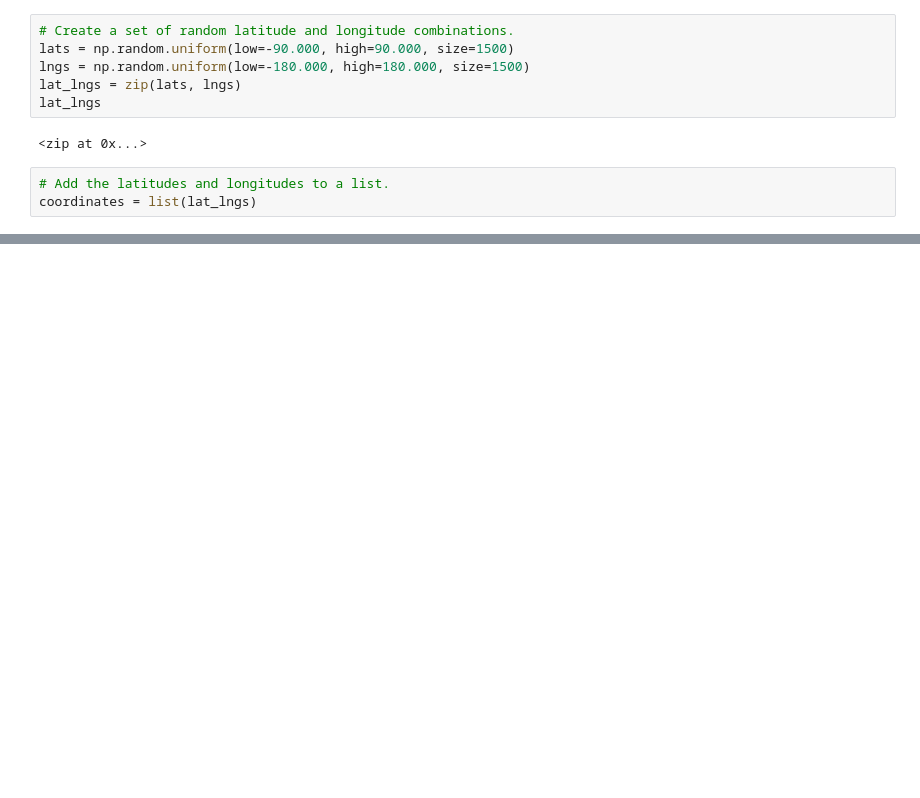
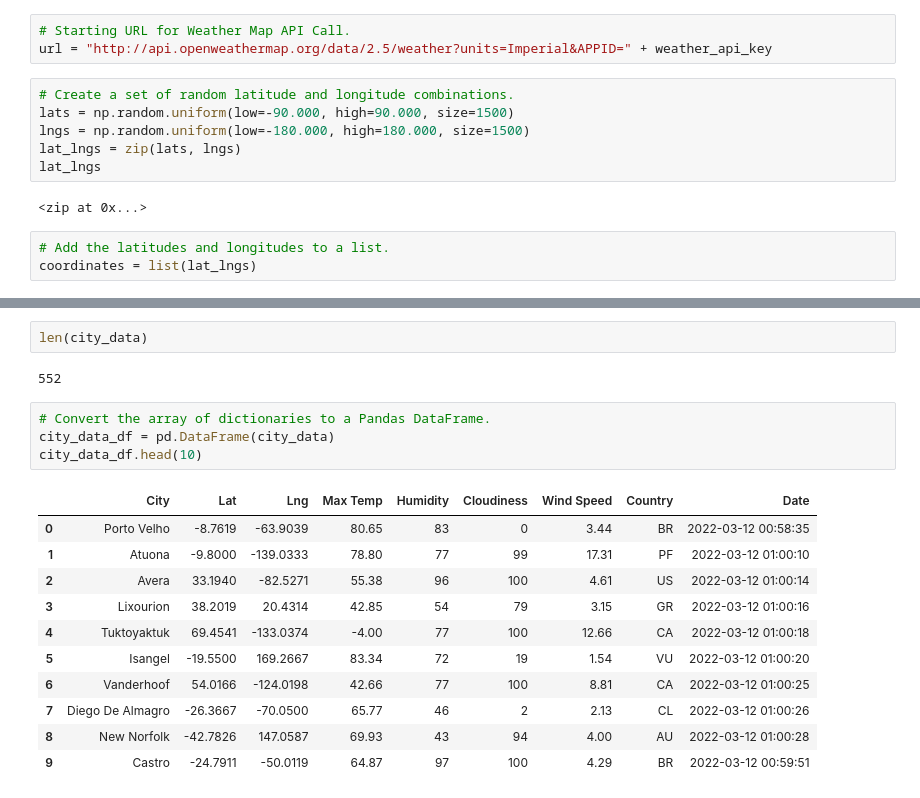
Before and after one commit to DBatterman/World_Weather_Analysis, a Jupyter notebook: Weather.ipynb, the cells around one changed output, grey strips where cells are left out. Saved outputs shown, nothing was run; the diff lists cells and outputs as text; blank space fills up the shorter version.

Commit message:
Initial Weather data creation

```diff
--- a/Weather.ipynb
+++ b/Weather.ipynb
@@ -7,3 +13,6 @@ from citipy import citipy
+# %%
+# Starting URL for Weather Map API Call.
+url = "http://api.openweathermap.org/data/2.5/weather?units=Imperial&APPID=" + weather_api_key
 # %%
 # Create a set of random latitude and longitude combinations.
 lats = np.random.uniform(low=-90.000, high=90.000, size=1500)
@@ -31,0 +125,20 @@ len(cities)
+# %%
+len(city_data)
+# %% [output]
+552
+# %%
+# Convert the array of dictionaries to a Pandas DataFrame.
+city_data_df = pd.DataFrame(city_data)
+city_data_df.head(10)
+# %% [output]
+|  | City | Lat | Lng | Max Temp | Humidity | Cloudiness | Wind Speed | Country | Date |
+| 0 | Porto Velho | -8.7619 | -63.9039 | 80.65 | 83 | 0 | 3.44 | BR | 2022-03-12 00:58:35 |
+| 1 | Atuona | -9.8000 | -139.0333 | 78.80 | 77 | 99 | 17.31 | PF | 2022-03-12 01:00:10 |
+| 2 | Avera | 33.1940 | -82.5271 | 55.38 | 96 | 100 | 4.61 | US | 2022-03-12 01:00:14 |
+| 3 | Lixourion | 38.2019 | 20.4314 | 42.85 | 54 | 79 | 3.15 | GR | 2022-03-12 01:00:16 |
+| 4 | Tuktoyaktuk | 69.4541 | -133.0374 | -4.00 | 77 | 100 | 12.66 | CA | 2022-03-12 01:00:18 |
+| 5 | Isangel | -19.5500 | 169.2667 | 83.34 | 72 | 19 | 1.54 | VU | 2022-03-12 01:00:20 |
+| 6 | Vanderhoof | 54.0166 | -124.0198 | 42.66 | 77 | 100 | 8.81 | CA | 2022-03-12 01:00:25 |
+| 7 | Diego De Almagro | -26.3667 | -70.0500 | 65.77 | 46 | 2 | 2.13 | CL | 2022-03-12 01:00:26 |
+| 8 | New Norfolk | -42.7826 | 147.0587 | 69.93 | 43 | 94 | 4.00 | AU | 2022-03-12 01:00:28 |
+| 9 | Castro | -24.7911 | -50.0119 | 64.87 | 97 | 100 | 4.29 | BR | 2022-03-12 00:59:51 |
```
Also changed, not shown: parts of 6 cells of this notebook, 2 other files.
